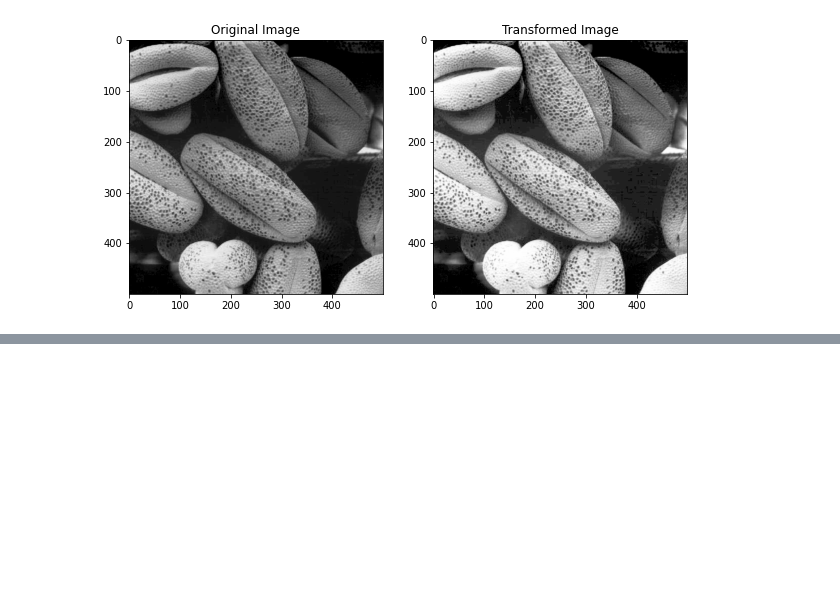
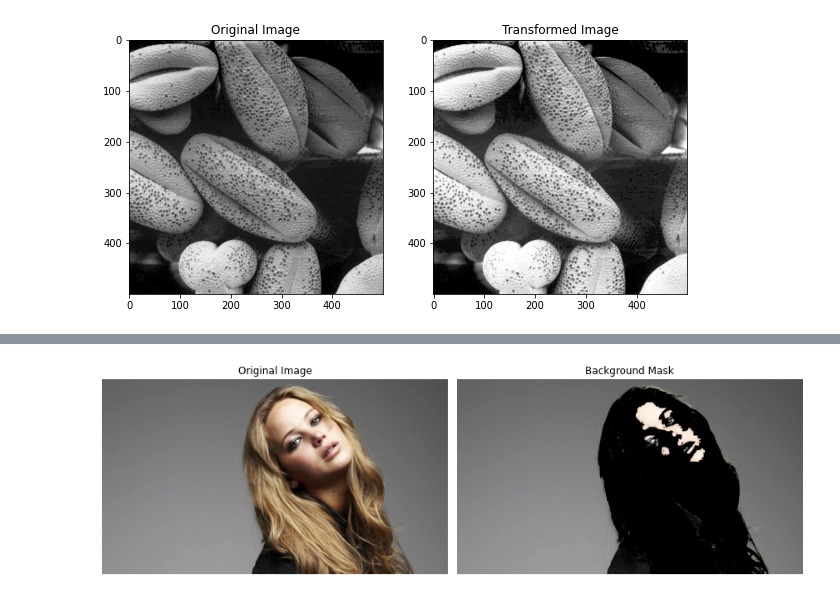
Before and after one commit to shemalperera/IPMVA01, a Jupyter notebook: Code.ipynb, the cells around one changed output, grey strips where cells are left out. Drawn from its saved outputs; the diff is of its cells as text; code cells hidden in the pictures; blank space fills up the shorter version.

```diff
--- a/Code.ipynb
+++ b/Code.ipynb
@@ -276,0 +340,39 @@ img_v = img_hsv_planes[2]
+# %%
+#Obtaining cumulative sum of the histogram
+cum_sum = np.cumsum(hist)
+
+#total number of pixels in the image
+MN = len(img_orig)*len(img_orig[0])
+
+#Histogram Equalization Formula
+def hist_equal(x):
+    return 255*cum_sum[x]/MN
+
+#Splitting foreground into HSV planes
+fg_hsv = cv.cvtColor(img_foreground, cv.COLOR_BGR2HSV)
+sat = fg_hsv[:,:,1]
+
+#Histogram Equalizing s-plane
+s = np.vectorize(hist_equal)(sat)
+fg_hsv[:,:,1] = s
+
+#Converting foreground to BGR
+img_foreground = cv.cvtColor(fg_hsv, cv.COLOR_HSV2BGR)
+
+#Extracting Background
+img_background = cv.bitwise_and(img_orig, cv.bitwise_not(mask))
+
+#Plot Background
+fig, ax = plt.subplots(1,2,figsize=(12,4))
+ax[0].imshow(cv.cvtColor(img_orig, cv.COLOR_BGR2RGB))
+ax[0].set_title('Original Image')
+ax[0].axis('off')
+
+ax[1].imshow(cv.cvtColor(img_background, cv.COLOR_BGR2RGB))
+ax[1].set_title('Background Mask')
+ax[1].axis('off')
+
+plt.tight_layout()
+plt.show()
+# %% [output]
+[figure, added]
```
Also changed, not shown: parts of 6 cells of this notebook.
